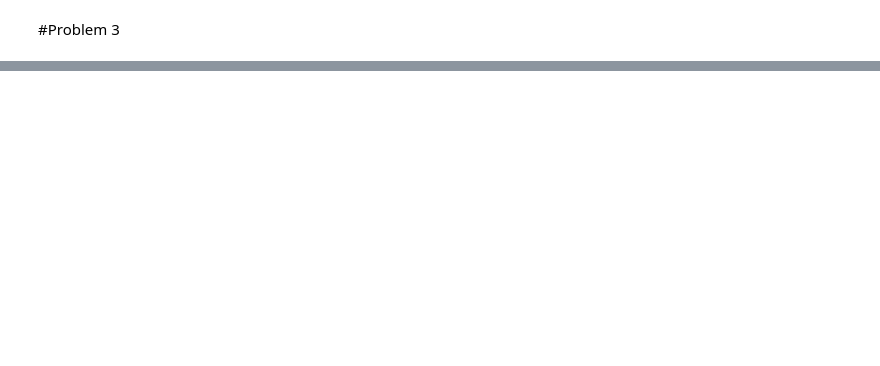
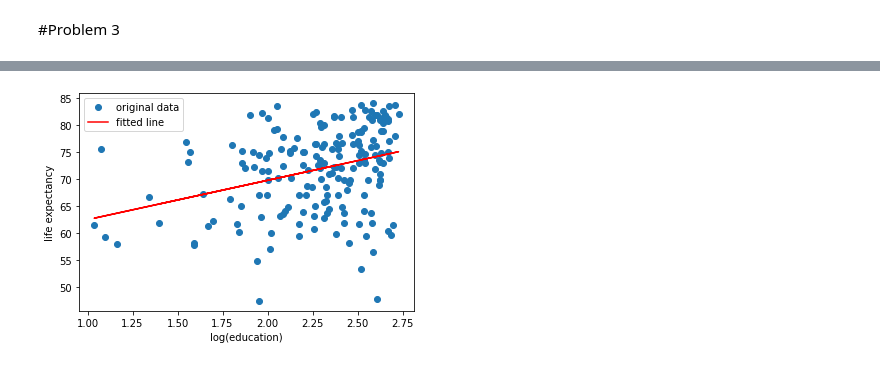
Before and after one commit to ram-elgov/Statistics-For-CS, a Jupyter notebook: Assignment_4.ipynb, the cells around one changed output, grey strips where cells are left out. Cells and saved outputs as stored; diff of their text form; code cells hidden in the pictures; blank space fills up the shorter version.

```diff
--- a/Assignment_4.ipynb
+++ b/Assignment_4.ipynb
@@ -169,0 +202,9 @@ plt.show()
+# %%
+plt.plot(log_education, life_expectancy, 'o', label='original data')
+plt.plot(log_education, life_log_education.intercept + life_log_education.slope*log_education, 'r', label='fitted line')
+plt.xlabel("log(education)")
+plt.ylabel("life expectancy")
+plt.legend()
+plt.show()
+# %% [output]
+[figure, added]
```
Also changed, not shown: parts of 9 cells of this notebook.
